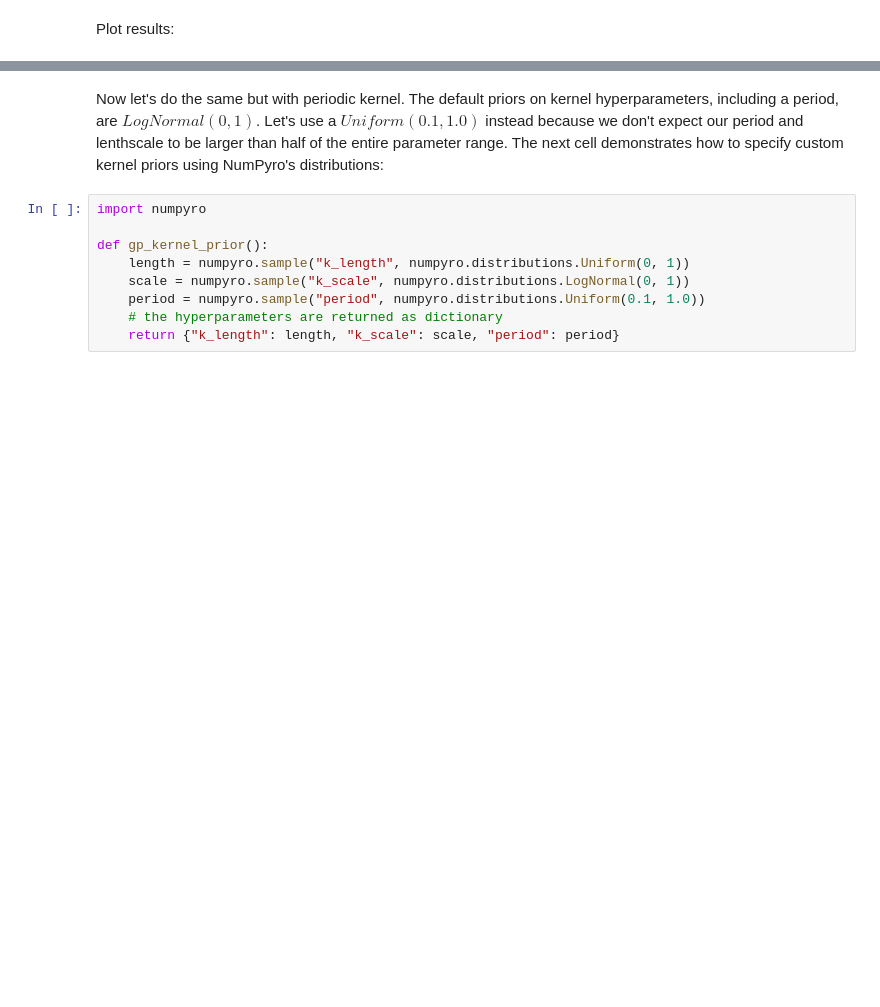
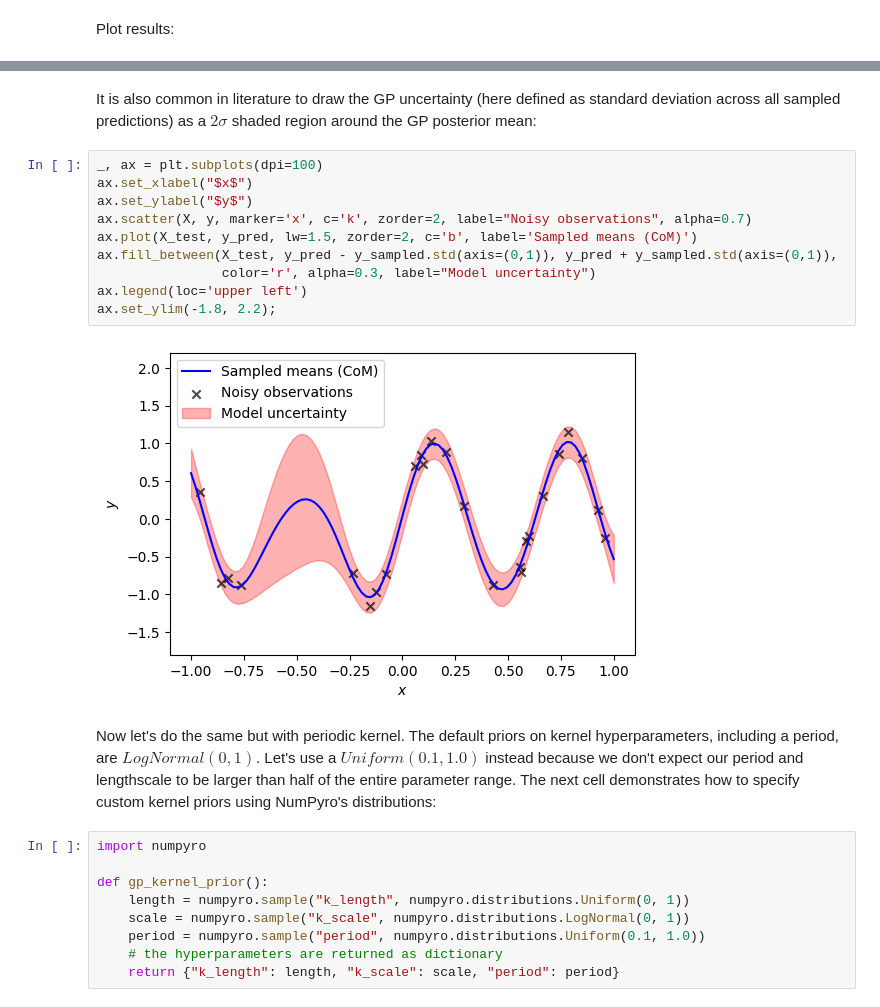
Before and after one commit to ziatdinovmax/notebooks_for_medium, a Jupyter notebook: GP_for_medium.ipynb, the cells around one changed output, grey strips where cells are left out. Saved outputs shown, nothing was run; the diff lists cells and outputs as text; blank space fills up the shorter version.

```diff
--- a/GP_for_medium.ipynb
+++ b/GP_for_medium.ipynb
@@ -70,8 +70,22 @@ l.set_alpha(0)
 ax.set_ylim(-1.8, 2.2);
 # %% [output]
 [figure]
+# %% [markdown]
+It is also common in literature to draw the GP uncertainty (here defined as standard deviation across all sampled predictions) as a $2\sigma$ shaded region around the GP posterior mean:
+# %%
+_, ax = plt.subplots(dpi=100)
+ax.set_xlabel("$x$")
+ax.set_ylabel("$y$")
+ax.scatter(X, y, marker='x', c='k', zorder=2, label="Noisy observations", alpha=0.7)
+ax.plot(X_test, y_pred, lw=1.5, zorder=2, c='b', label='Sampled means (CoM)')
+ax.fill_between(X_test, y_pred - y_sampled.std(axis=(0,1)), y_pred + y_sampled.std(axis=(0,1)),
+                color='r', alpha=0.3, label="Model uncertainty")
+ax.legend(loc='upper left')
+ax.set_ylim(-1.8, 2.2);
+# %% [output]
+[figure, added]
 # %% [markdown]
-Now let's do the same but with periodic kernel. The default priors on kernel hyperparameters, including a period, are $LogNormal(0,1)$. Let's use a $Uniform(0.1, 1.0)$ instead because we don't expect our period and lenthscale to be larger than half of the entire parameter range. The next cell demonstrates how to specify custom kernel priors using NumPyro's distributions:
+Now let's do the same but with periodic kernel. The default priors on kernel hyperparameters, including a period, are $LogNormal(0,1)$. Let's use a $Uniform(0.1, 1.0)$ instead because we don't expect our period and lengthscale to be larger than half of the entire parameter range. The next cell demonstrates how to specify custom kernel priors using NumPyro's distributions:
 # %%
 import numpyro
 
```
Also changed, not shown: parts of 2 cells of this notebook.
